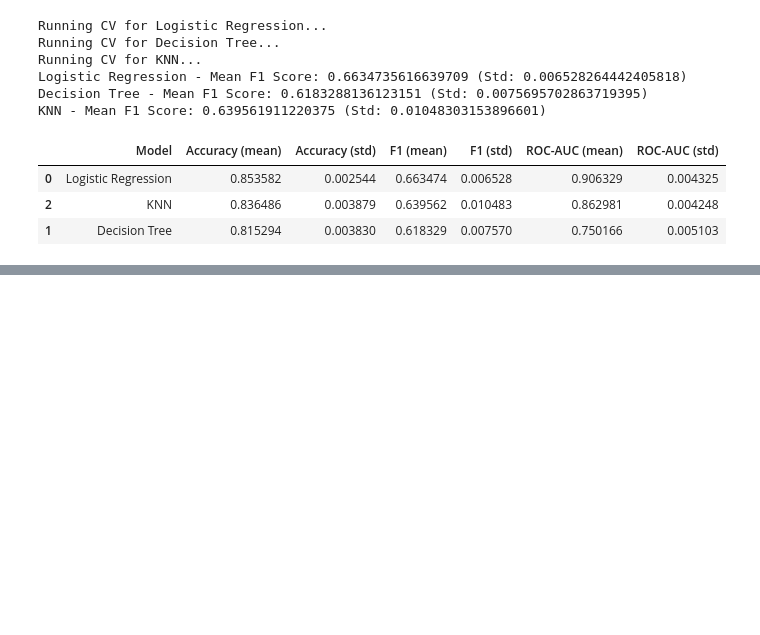
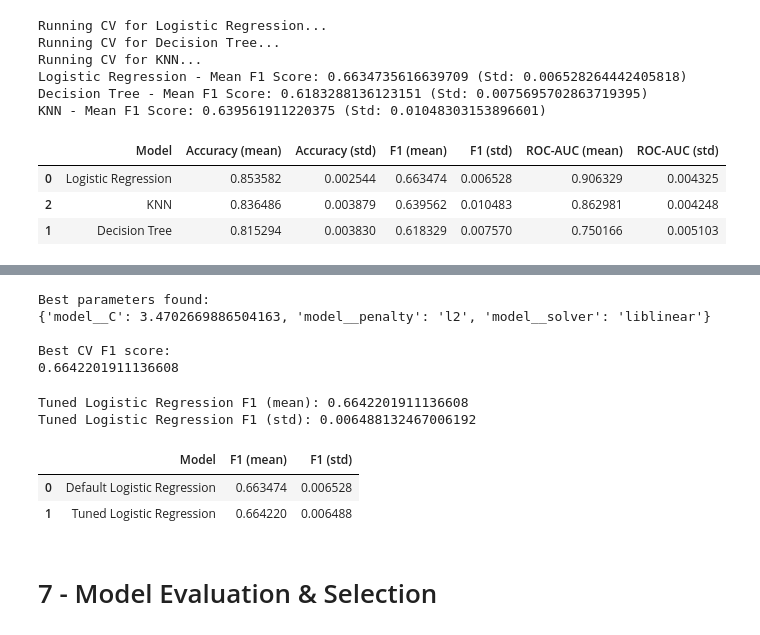
Before and after one commit to kiyanzade/adult-income-ml-pipeline, a Jupyter notebook: adult-income-ml.ipynb, the cells around one changed output, grey strips where cells are left out. Drawn from its saved outputs; the diff is of its cells as text; code cells hidden in the pictures; blank space fills up the shorter version.

```diff
--- a/adult-income-ml.ipynb
+++ b/adult-income-ml.ipynb
@@ -466,0 +568,14 @@ results_df_sorted
+# %%
+random_search = RandomizedSearchCV(
+    estimator=logreg_default,
+    param_distributions=param_dist,
+    n_iter=20,               # Number of random combinations
+    scoring="f1",
+    cv=5,
+    random_state=RANDOM_SEED,
+    n_jobs=-1,
+    verbose=1
+)
+
+# Run search
+random_search.fit(X_train, y_train_encoded)
@@ -466,0 +601,44 @@ results_df_sorted
+# %%
+print("Best parameters found:")
+print(random_search.best_params_)
+
+print("\nBest CV F1 score:")
+print(random_search.best_score_)
+# %% [output]
+Best parameters found:
+{'model__C': 3.4702669886504163, 'model__penalty': 'l2', 'model__solver': 'liblinear'}
+
+Best CV F1 score:
+0.6642201911136608
+# %%
+best_model = random_search.best_estimator_
+
+# CV evaluation for tuned model
+tuned_f1 = cross_val_score(
+    best_model,
+    X_train,
+    y_train_encoded,
+    cv=5,
+    scoring="f1"
+)
+
+print("Tuned Logistic Regression F1 (mean):", tuned_f1.mean())
+print("Tuned Logistic Regression F1 (std):", tuned_f1.std())
+# %% [output]
+Tuned Logistic Regression F1 (mean): 0.6642201911136608
+Tuned Logistic Regression F1 (std): 0.006488132467006192
+# %%
+optimization_results = pd.DataFrame({
+    "Model": ["Default Logistic Regression", "Tuned Logistic Regression"],
+    "F1 (mean)": [default_f1.mean(), tuned_f1.mean()],
+    "F1 (std)": [default_f1.std(), tuned_f1.std()]
+})
+
+optimization_results
+# %% [output]
+|  | Model | F1 (mean) | F1 (std) |
+| 0 | Default Logistic Regression | 0.663474 | 0.006528 |
+| 1 | Tuned Logistic Regression | 0.664220 | 0.006488 |
+# %% [markdown]
+
+<h1> 7 - Model Evaluation & Selection
```
Also changed, not shown: parts of 13 cells of this notebook.
